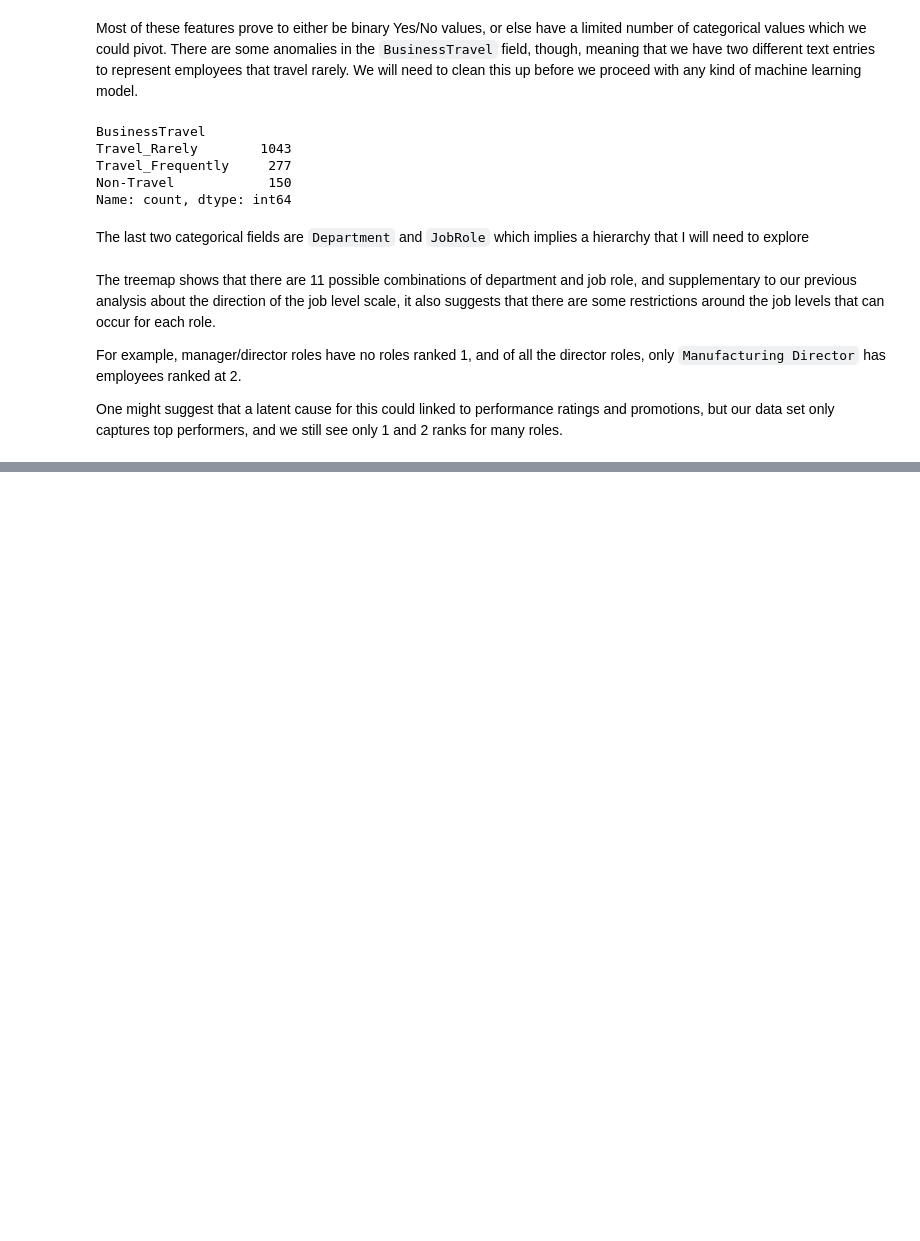
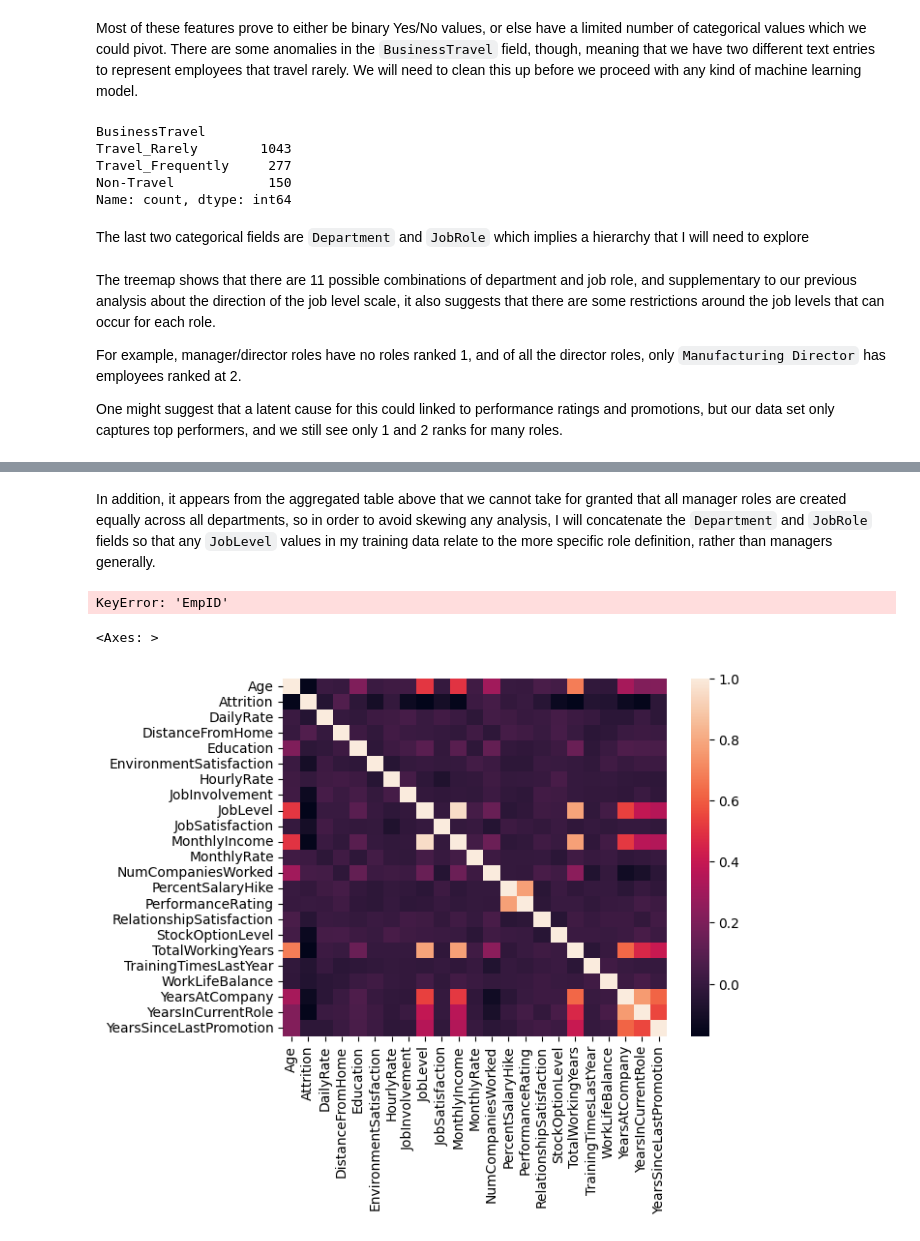
Before and after one commit to ymcgillicuddy/HR-Analytics, a Jupyter notebook: HR Analytics.ipynb, the cells around one changed output, grey strips where cells are left out. Cells and saved outputs as stored; diff of their text form; code cells hidden in the pictures; blank space fills up the shorter version.

```diff
--- a/HR Analytics.ipynb
+++ b/HR Analytics.ipynb
@@ -181,0 +197,24 @@ One might suggest that a latent cause for this could linked to performance ratin
+# %% [markdown]
+In addition, it appears from the aggregated table above that we cannot take for granted that all manager roles are created equally across all departments, so in order to avoid skewing any analysis, I will concatenate the `Department` and `JobRole` fields so that any `JobLevel` values in my training data relate to the more specific role definition, rather than managers generally.
+# %%
+role = []
+for row in df:
+    role.append(df['Department'].loc[row] + " - " + df['JobRole'].loc[row])
+
+print(role)
+
+#create a concatenated field by iterating through df
+# %% [output]
+KeyError: 'EmpID'
+# %%
+df = df.replace({'Attrition' : {'Yes': 1, 'No': 0}})
+
+heatmap_df = df.select_dtypes(include=np.number)
+# creating a dataframe for only numerical fields for heatmap analysis
+heatmap_df = heatmap_df.drop(['EmployeeNumber','EmployeeCount'], axis=1)
+# dropping EmployeeNumber and EmployeeCount columns, as they don't provide any insight from a heatmap perspective
+
+sns.heatmap(heatmap_df.corr())
+# %% [output]
+<Axes: >
+[figure, added]
```
Also changed, not shown: parts of 1 cell of this notebook.
